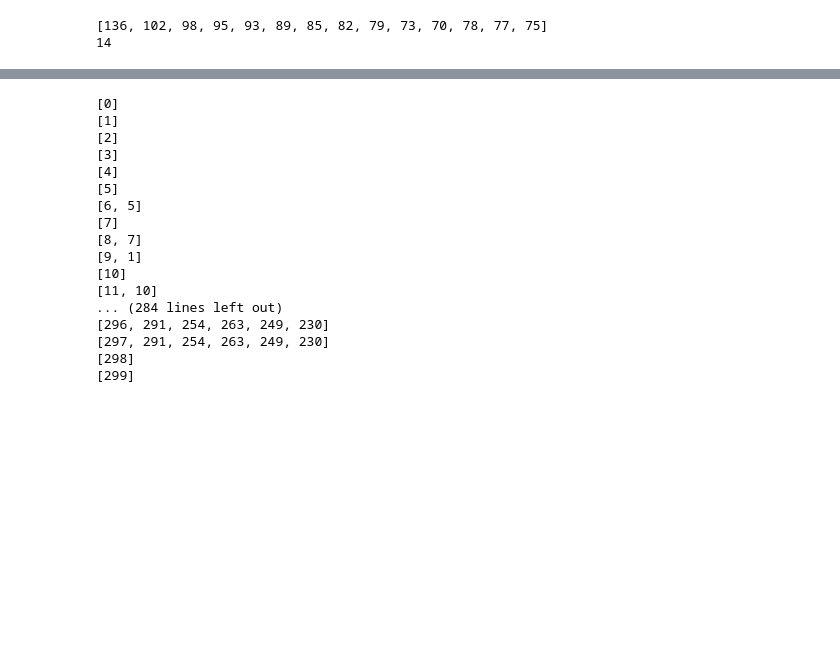
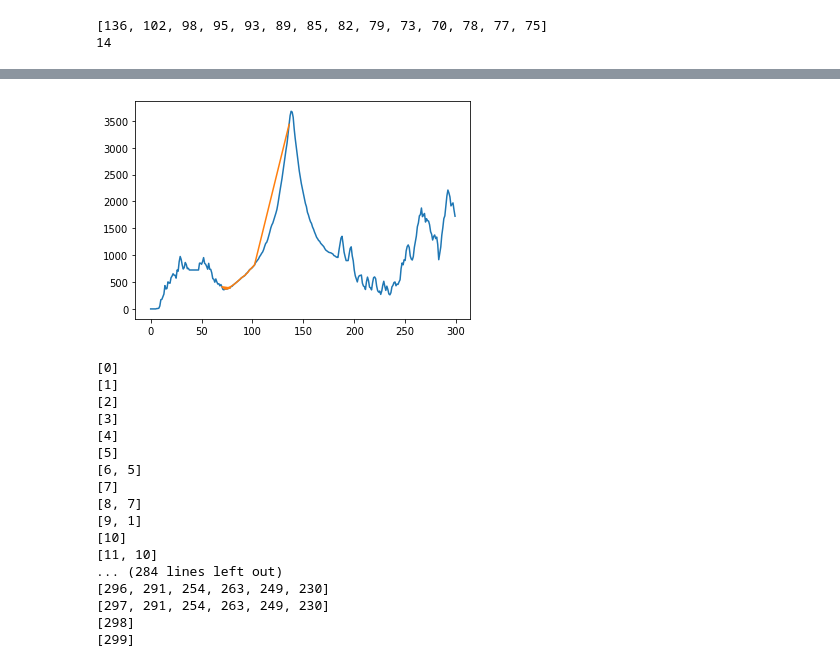
Before and after one commit to nobutatsu-kobayashi/diveintocode-ml, a Jupyter notebook: Week2_2.ipynb, the cells around one changed output, grey strips where cells are left out. Saved outputs shown, nothing was run; the diff lists cells and outputs as text; code cells hidden in the pictures; blank space fills up the shorter version.

```diff
--- a/Week2_2.ipynb
+++ b/Week2_2.ipynb
@@ -118,3 +118,11 @@ plt.show()
+# %%
+point_list = descent_mount(136)
+# %%
+plt.plot(fuji[:, 0], fuji[:, 3])
+plt.plot(fuji[point_list, 0], fuji[point_list, 3])
+plt.show()
+# %% [output]
+[figure, added]
 # %%
 # 【問題6】初期値の変更
 for i in range(len(fuji)):
```
Also changed, not shown: parts of 5 cells of this notebook.
